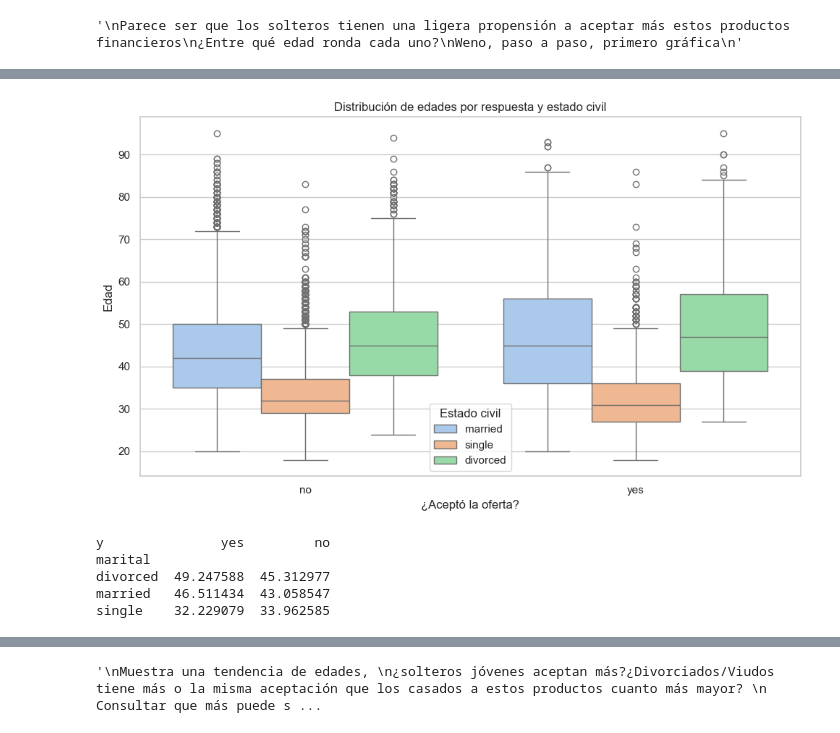
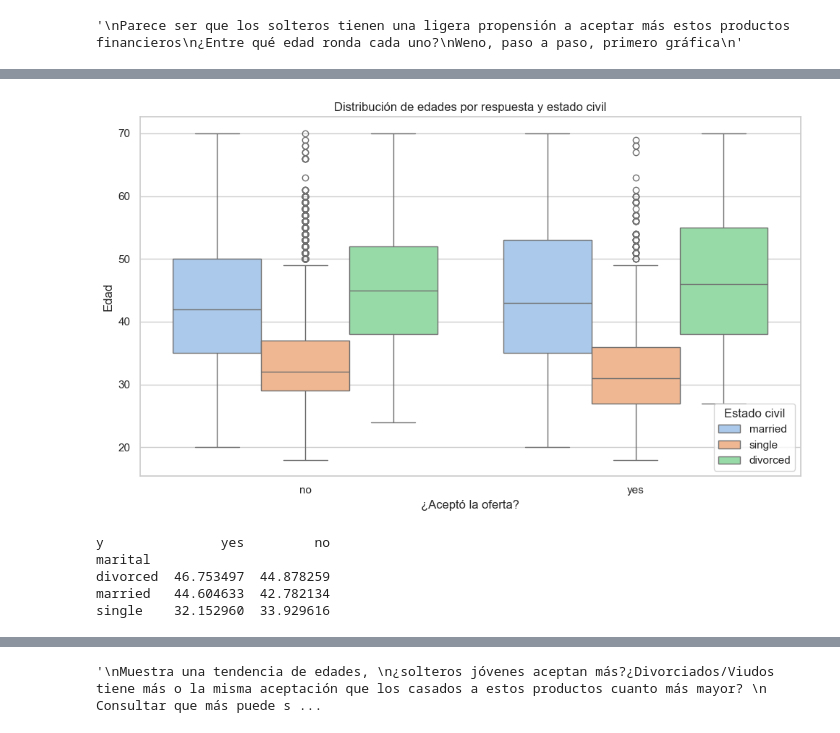
Before and after one commit to Ogomez07/Proyecto-Abril, a Jupyter notebook: proyecto.ipynb, the cells around one changed output, grey strips where cells are left out. Cells and saved outputs as stored; diff of their text form; code cells hidden in the pictures.

```diff
--- a/proyecto.ipynb
+++ b/proyecto.ipynb
@@ -85,3 +144,13 @@ display(df.head())
 | 2 | 33 | entrepreneur | married | secondary | no | 2 | yes | yes | unknown | 5 | may | ... |
 | 3 | 47 | blue-collar | married | unknown | no | 1506 | yes | no | unknown | 5 | may | ... |
 | 4 | 33 | unknown | single | unknown | no | 1 | no | no | unknown | 5 | may | ... |
+# %%
+iq1_age = df['age'].quantile(0.25)
+iq3_age = df['age'].quantile(0.75)
+iqr_age = iq3_age - iq1_age
+
+lower_age = iq1_age - 1.5 * iqr_age
+upper_age = iq3_age + 1.5 * iqr_age
+
+df_clean = df[(df['age'] >= lower_age) & (df['age'] <= upper_age)]
+display(df_clean)
@@ -296,25 +391,25 @@ plt.show()
 # %%
 plt.figure(figsize=(10, 6))
-sns.boxplot(data=df, x='y', y='age', hue='marital', palette='pastel')
+sns.boxplot(data=df_clean, x='y', y='age', hue='marital', palette='pastel')
 plt.title('Distribución de edades por respuesta y estado civil')
 plt.xlabel('¿Aceptó la oferta?')
 plt.ylabel('Edad')
 plt.legend(title='Estado civil')
 plt.tight_layout()
 plt.show()
 # %% [output]
-[figure, old version]
+[figure, new version]
 # %%
 # calculate the average age of acceptance and rejection
-df_age_mean = df.groupby(['marital', 'y'])['age'].mean().unstack()
+df_age_mean = df_clean.groupby(['marital', 'y'])['age'].mean().unstack()
 df_age_mean = df_age_mean[['yes', 'no']] # me da tok que salga el no primero
 print(df_age_mean)
 # %% [output]
 y               yes         no
 marital
-divorced  49.247588  45.312977
-married   46.511434  43.058547
-single    32.229079  33.962585
+divorced  46.753497  44.878259
+married   44.604633  42.782134
+single    32.152960  33.929616
 # %%
 # Bar chart for age mean by marital status and answer
 mean_age = df_age_mean[['yes', 'no']].reset_index().melt(id_vars='marital',
```
Also changed, not shown: parts of 30 cells of this notebook.
